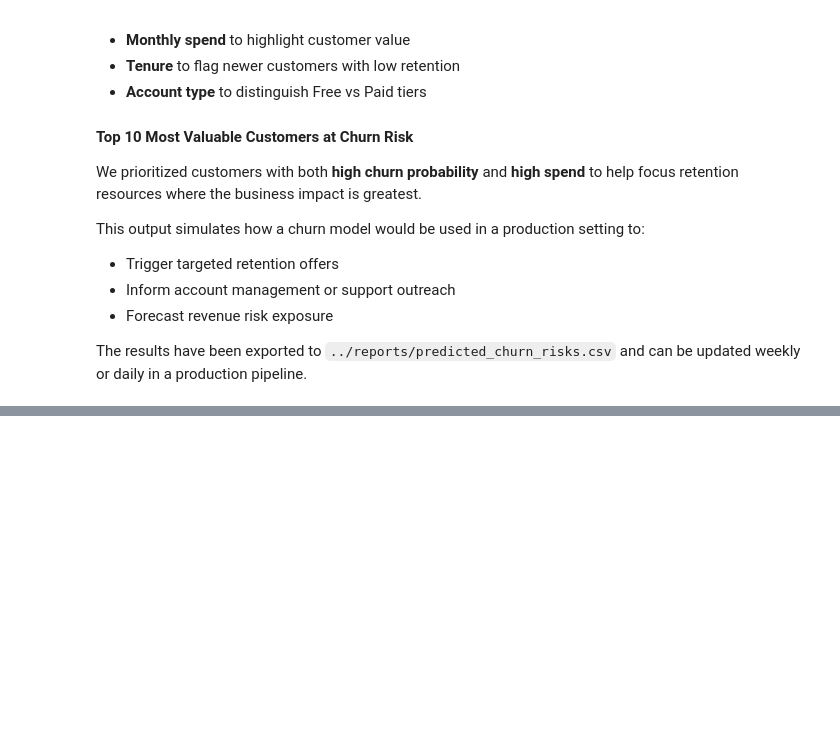
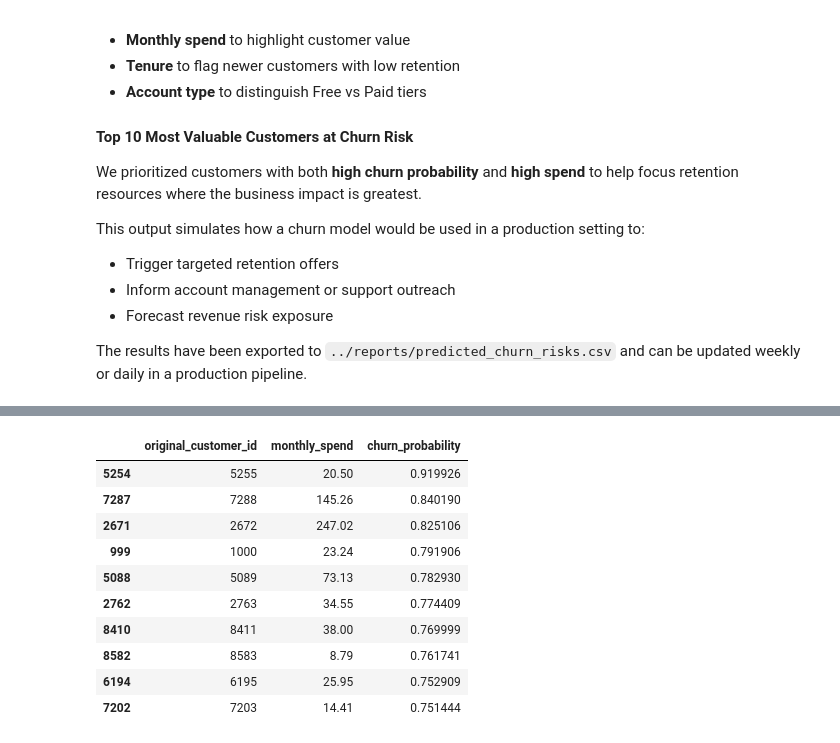
Before and after one commit to JamesvBell/data-science, a Jupyter notebook: churn-prediction/notebooks/churn_model_building.ipynb, the cells around one changed output, grey strips where cells are left out. Saved outputs shown, nothing was run; the diff lists cells and outputs as text; code cells hidden in the pictures; blank space fills up the shorter version.

```diff
--- a/churn-prediction/notebooks/churn_model_building.ipynb
+++ b/churn-prediction/notebooks/churn_model_building.ipynb
@@ -524,0 +561,14 @@ The results have been exported to `../reports/predicted_churn_risks.csv` and can
+# %%
+top_risk[['original_customer_id', 'monthly_spend', 'churn_probability']]
+# %% [output]
+|  | original_customer_id | monthly_spend | churn_probability |
+| 5254 | 5255 | 20.50 | 0.919926 |
+| 7287 | 7288 | 145.26 | 0.840190 |
+| 2671 | 2672 | 247.02 | 0.825106 |
+| 999 | 1000 | 23.24 | 0.791906 |
+| 5088 | 5089 | 73.13 | 0.782930 |
+| 2762 | 2763 | 34.55 | 0.774409 |
+| 8410 | 8411 | 38.00 | 0.769999 |
+| 8582 | 8583 | 8.79 | 0.761741 |
+| 6194 | 6195 | 25.95 | 0.752909 |
+| 7202 | 7203 | 14.41 | 0.751444 |
```
Also changed, not shown: parts of 8 cells of this notebook.
